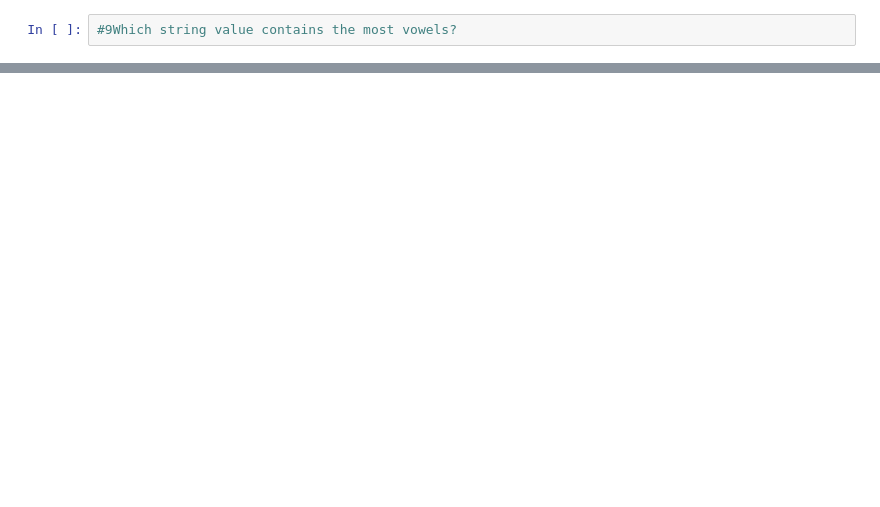
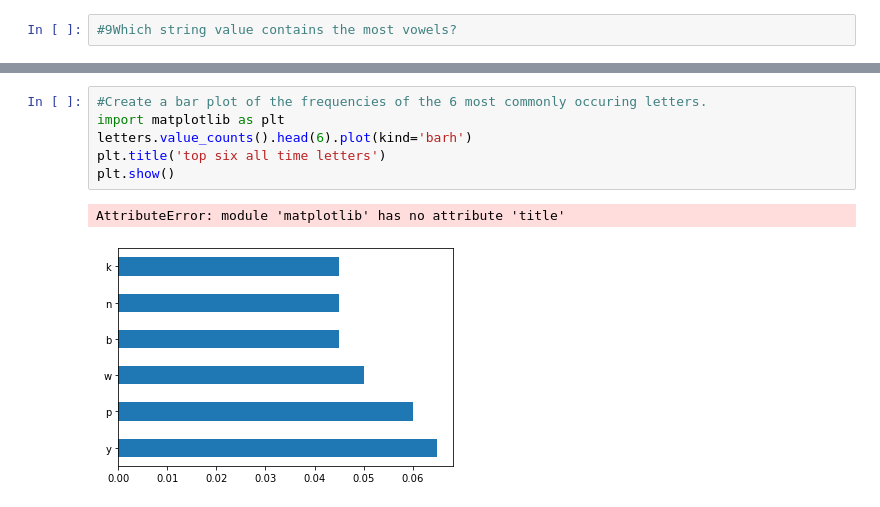
Before and after one commit to raedownen/numpy-pandas-visualization-exercises, a Jupyter notebook: pandas_series_exercises.ipynb, the cells around one changed output, grey strips where cells are left out. Drawn from its saved outputs; the diff is of its cells as text; blank space fills up the shorter version.

```diff
--- a/pandas_series_exercises.ipynb
+++ b/pandas_series_exercises.ipynb
@@ -245,0 +291,9 @@ fruits.
+# %%
+#Create a bar plot of the frequencies of the 6 most commonly occuring letters.
+import matplotlib as plt
+letters.value_counts().head(6).plot(kind='barh')
+plt.title('top six all time letters')
+plt.show()
+# %% [output]
+AttributeError: module 'matplotlib' has no attribute 'title'
+[figure, added]
```
Also changed, not shown: parts of 90 cells of this notebook.
